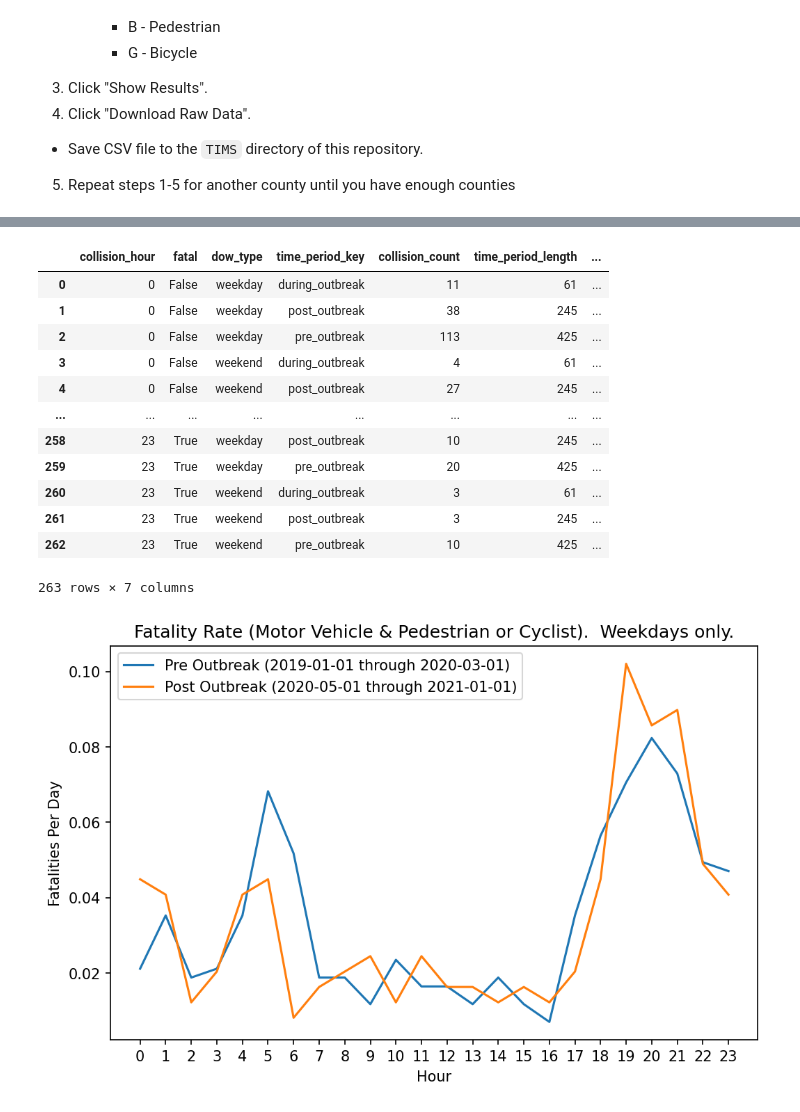
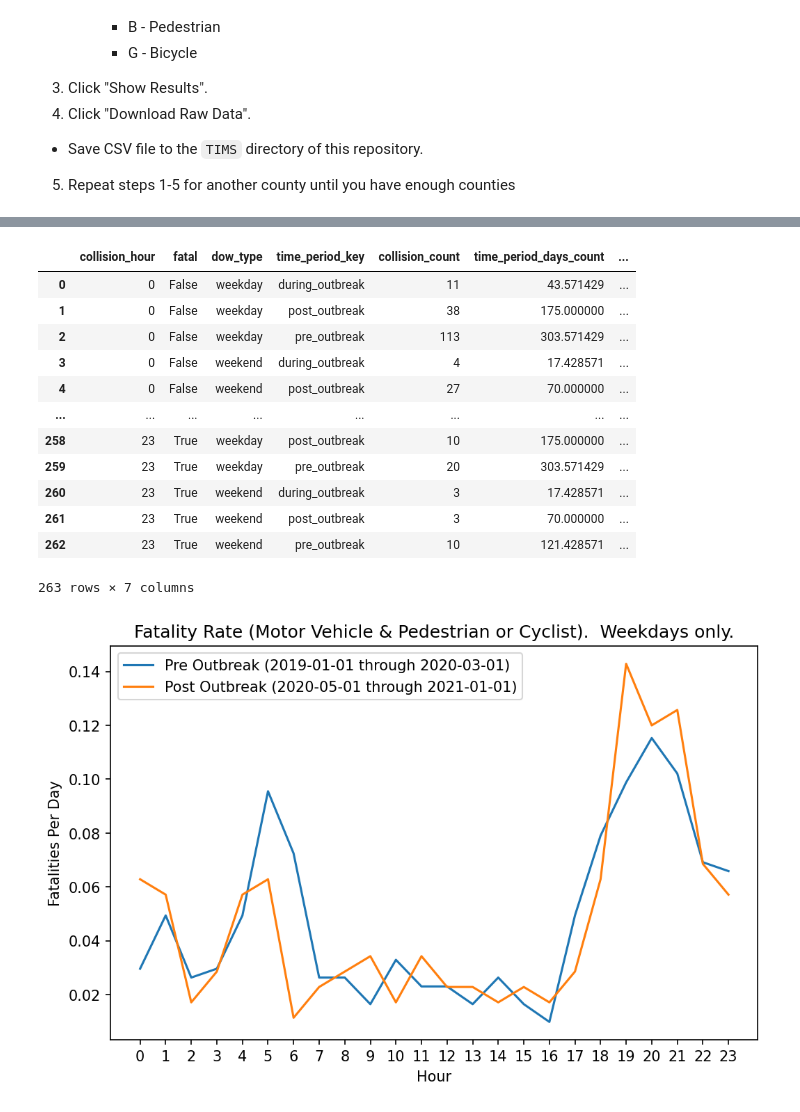
Before and after one commit to pwnage101/california-crash-analysis, a Jupyter notebook: CaliforniaCrashAnalysis.ipynb, the cells around one changed output, grey strips where cells are left out. Saved outputs shown, nothing was run; the diff lists cells and outputs as text; code cells hidden in the pictures.

```diff
--- a/CaliforniaCrashAnalysis.ipynb
+++ b/CaliforniaCrashAnalysis.ipynb
@@ -129,35 +129,38 @@ crashes_df.loc[crashes_df["collision_hour"] > 23, "collision_hour"] = \
 # %%
 # Do the actual bucketing of crashes by hour.
 crash_frequency_df = (
     crashes_df.groupby(["collision_hour", "fatal", "dow_type", "time_period_key"])["CASE_ID"]
               .count()
               .reset_index(name="collision_count")
 )
-# Calculate the length each time period, and use that as the denominator to normalize
-# the counts in each bucket.  The resulting collision_frequency is in collisions per day.
-crash_frequency_df["time_period_length"] = crash_frequency_df.time_period_key.map(
-    {
-        time_period_key: (time_period["end"] - time_period["start"]).days
-        for time_period_key, time_period in time_periods.items()
-    }
-)
+
+# Calculate the number of days in each time period, and use that as the denominator to
+# normalize the counts in each bucket.  The resulting collision_frequency column units are
+# collisions-per-day.
+def get_days_count(row):
+    time_period = time_periods[row["time_period_key"]]
+    total_days = (time_period["end"] - time_period["start"]).days
+    dow_type_modifier = 5/7 if row["dow_type"] == "weekday" else 2/7
+    return total_days * dow_type_modifier
+crash_frequency_df["time_period_days_count"] = crash_frequency_df.apply(get_days_count, axis=1)
 crash_frequency_df["collision_frequency"] = \
-    crash_frequency_df.collision_count / crash_frequency_df.time_period_length
+    crash_frequency_df.collision_count / crash_frequency_df.time_period_days_count
 
+# Sample the table once more.
 crash_frequency_df
 # %% [output]
-|  | collision_hour | fatal | dow_type | time_period_key | collision_count | time_period_length | ... |
-| 0 | 0 | False | weekday | during_outbreak | 11 | 61 | ... |
-| 1 | 0 | False | weekday | post_outbreak | 38 | 245 | ... |
-| 2 | 0 | False | weekday | pre_outbreak | 113 | 425 | ... |
-| 3 | 0 | False | weekend | during_outbreak | 4 | 61 | ... |
-| 4 | 0 | False | weekend | post_outbreak | 27 | 245 | ... |
+|  | collision_hour | fatal | dow_type | time_period_key | collision_count | time_period_days_count | ... |
+| 0 | 0 | False | weekday | during_outbreak | 11 | 43.571429 | ... |
+| 1 | 0 | False | weekday | post_outbreak | 38 | 175.000000 | ... |
+| 2 | 0 | False | weekday | pre_outbreak | 113 | 303.571429 | ... |
+| 3 | 0 | False | weekend | during_outbreak | 4 | 17.428571 | ... |
+| 4 | 0 | False | weekend | post_outbreak | 27 | 70.000000 | ... |
 | ... | ... | ... | ... | ... | ... | ... | ... |
-| 258 | 23 | True | weekday | post_outbreak | 10 | 245 | ... |
-| 259 | 23 | True | weekday | pre_outbreak | 20 | 425 | ... |
-| 260 | 23 | True | weekend | during_outbreak | 3 | 61 | ... |
-| 261 | 23 | True | weekend | post_outbreak | 3 | 245 | ... |
-| 262 | 23 | True | weekend | pre_outbreak | 10 | 425 | ... |
+| 258 | 23 | True | weekday | post_outbreak | 10 | 175.000000 | ... |
+| 259 | 23 | True | weekday | pre_outbreak | 20 | 303.571429 | ... |
+| 260 | 23 | True | weekend | during_outbreak | 3 | 17.428571 | ... |
+| 261 | 23 | True | weekend | post_outbreak | 3 | 70.000000 | ... |
+| 262 | 23 | True | weekend | pre_outbreak | 10 | 121.428571 | ... |
 263 rows × 7 columns
 # %%
 import matplotlib.pyplot as plt
@@ -193,7 +196,7 @@ fig.set_figwidth(8)
 fig.set_figheight(5)
 fig.set_dpi(150.0)
 # %% [output]
-[figure, old version]
+[figure, new version]
 # %%
 import matplotlib.pyplot as plt
 
```
Also changed, not shown: parts of 1 cell of this notebook.
